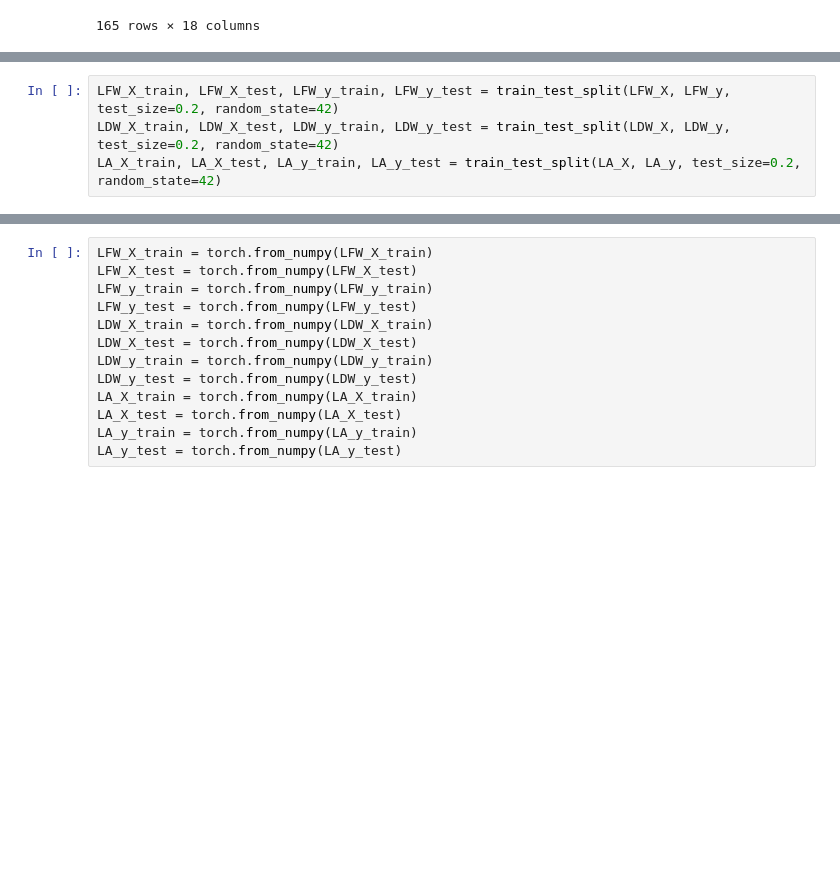
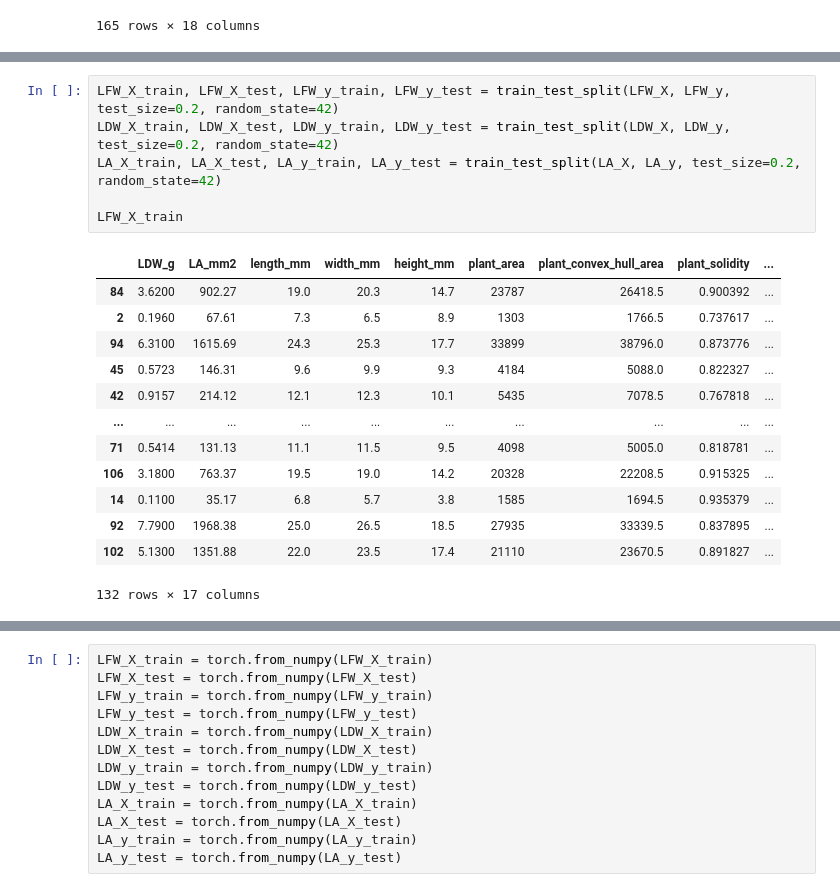
Before and after one commit to SaucyBoi21/BiomassPredictonAI, a Jupyter notebook: final_model.ipynb, the cells around one changed output, grey strips where cells are left out. Drawn from its saved outputs; the diff is of its cells as text; blank space fills up the shorter version.

```diff
--- a/final_model.ipynb
+++ b/final_model.ipynb
@@ -63,7 +94,23 @@ LA_y = data['plant_area']
 # %%
 LFW_X_train, LFW_X_test, LFW_y_train, LFW_y_test = train_test_split(LFW_X, LFW_y, test_size=0.2, random_state=42)
 LDW_X_train, LDW_X_test, LDW_y_train, LDW_y_test = train_test_split(LDW_X, LDW_y, test_size=0.2, random_state=42)
 LA_X_train, LA_X_test, LA_y_train, LA_y_test = train_test_split(LA_X, LA_y, test_size=0.2, random_state=42)
+
+LFW_X_train
+# %% [output]
+|  | LDW_g | LA_mm2 | length_mm | width_mm | height_mm | plant_area | plant_convex_hull_area | plant_solidity | ... |
+| 84 | 3.6200 | 902.27 | 19.0 | 20.3 | 14.7 | 23787 | 26418.5 | 0.900392 | ... |
+| 2 | 0.1960 | 67.61 | 7.3 | 6.5 | 8.9 | 1303 | 1766.5 | 0.737617 | ... |
+| 94 | 6.3100 | 1615.69 | 24.3 | 25.3 | 17.7 | 33899 | 38796.0 | 0.873776 | ... |
+| 45 | 0.5723 | 146.31 | 9.6 | 9.9 | 9.3 | 4184 | 5088.0 | 0.822327 | ... |
+| 42 | 0.9157 | 214.12 | 12.1 | 12.3 | 10.1 | 5435 | 7078.5 | 0.767818 | ... |
+| ... | ... | ... | ... | ... | ... | ... | ... | ... | ... |
+| 71 | 0.5414 | 131.13 | 11.1 | 11.5 | 9.5 | 4098 | 5005.0 | 0.818781 | ... |
+| 106 | 3.1800 | 763.37 | 19.5 | 19.0 | 14.2 | 20328 | 22208.5 | 0.915325 | ... |
+| 14 | 0.1100 | 35.17 | 6.8 | 5.7 | 3.8 | 1585 | 1694.5 | 0.935379 | ... |
+| 92 | 7.7900 | 1968.38 | 25.0 | 26.5 | 18.5 | 27935 | 33339.5 | 0.837895 | ... |
+| 102 | 5.1300 | 1351.88 | 22.0 | 23.5 | 17.4 | 21110 | 23670.5 | 0.891827 | ... |
+132 rows × 17 columns
 # %%
 LFW_X_train = LFW_X_train.to_numpy()
 LFW_X_test = LFW_X_test.to_numpy()
```
Also changed, not shown: parts of 6 cells of this notebook.
